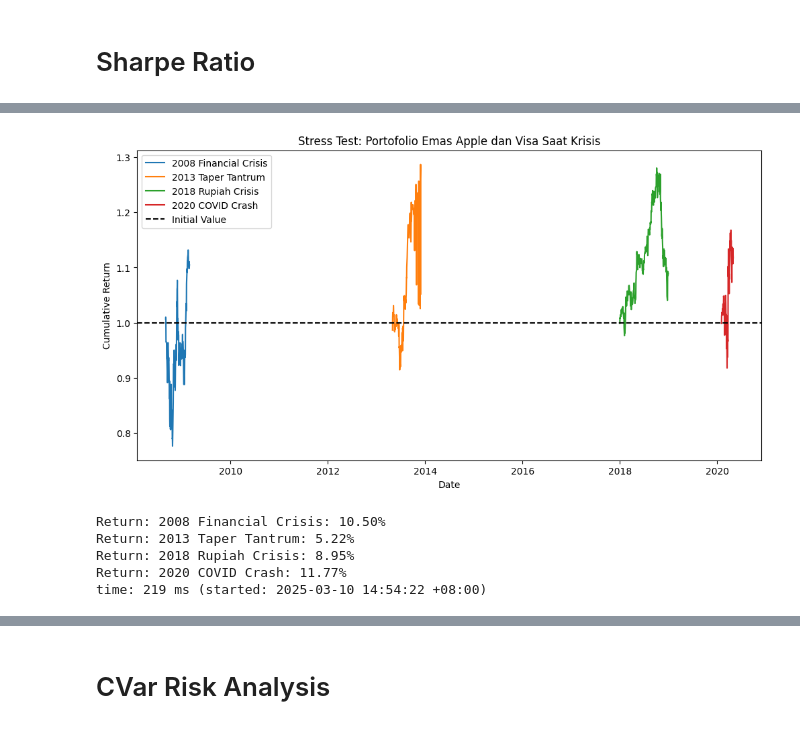
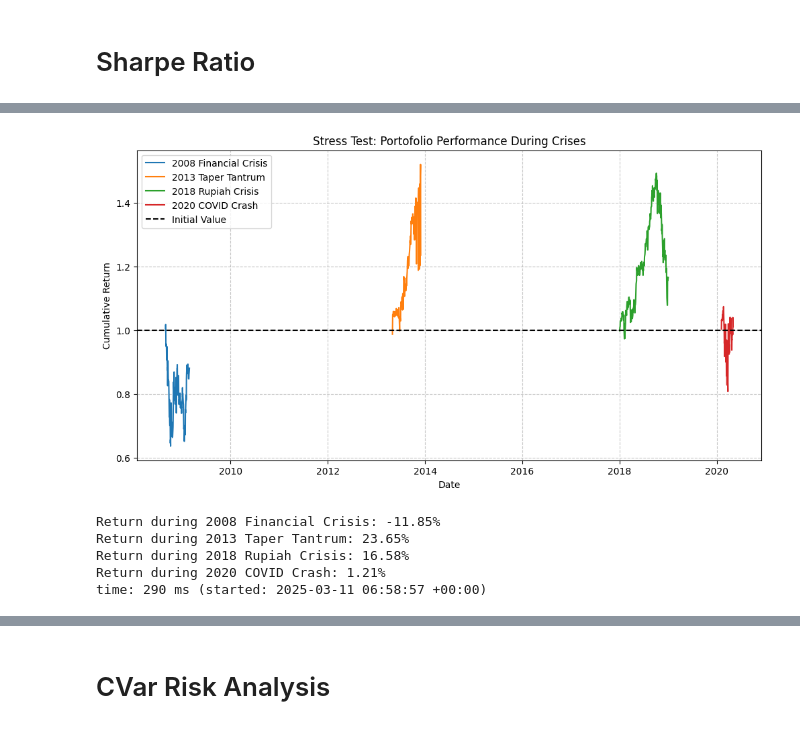
Before and after one commit to alwanrahmanas/markowitz, a Jupyter notebook: US_Stock_Using_Markowitz.ipynb, the cells around one changed output, grey strips where cells are left out. Cells and saved outputs as stored; diff of their text form; code cells hidden in the pictures.

```diff
--- a/US_Stock_Using_Markowitz.ipynb
+++ b/US_Stock_Using_Markowitz.ipynb
@@ -98,0 +130,16 @@ time: 31 ms (started: 2025-03-10 10:30:15 +08:00)
+# %%
+# Hitung return harian
+returns = df.pct_change().dropna()
+print("Return Harian:\n", returns)
+# Unduh data Fama-French 3-Factor
+ff_data = DataReader('F-F_Research_Data_Factors', 'famafrench', start='2010-01-01')[0]
+ff_data = ff_data / 100  # Konversi persentase ke desimal
+
+# Konversi indeks ff_data dari PeriodIndex ke DatetimeIndex
+ff_data.index = ff_data.index.to_timestamp()
+
+# Sesuaikan frekuensi data Fama-French dengan data harian
+ff_data = ff_data.resample('D').ffill()
+
+# Reindex ff_data agar sesuai dengan indeks returns
+ff_data = ff_data.reindex(returns.index, method='ffill')
@@ -106,7 +260,7 @@ from scipy.optimize import minimize
 returns = df.pct_change().fillna(method='ffill').dropna()
 
 # 🟢 2. Hitung return ekspektasi dan matriks kovarians
-expected_returns = returns.mean()
+expected_returns = expected_returns_ff
 cov_matrix = returns.cov()
 
 # 🟢 3. Fungsi untuk menghitung risiko portofolio (standard deviation)
@@ -138,7 +292,7 @@ print(f"   Expected Return (Annual): {min_var_return:.2%}")
 print(f"   Risk (Standard Deviation, Annual): {min_var_risk:.2%}")
 
 # 🟢 7. Monte Carlo Simulation untuk Efficient Frontier
-num_portfolios = 10000
+num_portfolios = 50000
 risk_list = []
 return_list = []
 weights_list = []
@@ -195,0 +455,3 @@ time: 234 ms (started: 2025-03-10 10:30:41 +08:00)
+# %%
+expected_returns_ff = pd.Series(expected_returns_ff)
+expected_returns_ff
@@ -623,50 +932,56 @@ import pandas as pd
 import yfinance as yf
 import matplotlib.pyplot as plt
 
-# # Ambil data dari Yahoo Finance (GLD = emas, IDR=X = kurs USD/IDR)
-# assets = ['GLD', 'IDR=X']
-# data = yf.download(assets, start='2000-01-01', end='2025-03-05')['Close']
+# Example data (replace with your actual data)
+# Assume `data` is your DataFrame with asset prices and `optimal_weights` is calculated
+# data = pd.read_csv('your_data.csv', index_col='Date', parse_dates=True)
+# optimal_weights = np.array([0.4, 0.3, 0.3])  # Example weights
 
 # Hitung return harian
 returns = data.pct_change().dropna()
 
-# Tentukan bobot portofolio berdasarkan hasil optimasi sebelumnya
-weights = np.array([optimal_weights[0], optimal_weights[1],optimal_weights[2]])  # Bobot dari perhitungan sebelumnya
+# Dynamically extract asset columns (exclude 'IHSG' if it exists)
+asset_columns = [col for col in returns.columns if col != 'IHSG']
+
+# Ensure weights align with the available assets
+if len(optimal_weights) != len(asset_columns):
+    raise ValueError(f"Weights length ({len(optimal_weights)}) does not match available assets ({len(asset_columns)})!")
 
 # Hitung return portofolio
-portfolio_returns = returns.dot(weights)
+portfolio_returns = returns[asset_columns].dot(optimal_weights)
 
 # Periode krisis besar
 crisis_periods = {
     "2008 Financial Crisis": ('2008-09-01', '2009-03-01'),
     "2013 Taper Tantrum": ('2013-05-01', '2013-12-01'),
     "2018 Rupiah Crisis": ('2018-01-01', '2018-12-31'),
     "2020 COVID Crash": ('2020-02-01', '2020-05-01')
 }
 
 # Visualisasi performa portofolio saat krisis
 plt.figure(figsize=(12, 6))
 
 for crisis, (start, end) in crisis_periods.items():
     crisis_data = portfolio_returns.loc[start:end]
     plt.plot(crisis_data.index, (1 + crisis_data).cumprod(), label=crisis)
 
 plt.axhline(y=1, color='black', linestyle='--', label="Initial Value")
 plt.legend()
-plt.title("Stress Test: Portofolio Emas Apple dan Visa Saat Krisis")
+plt.title("Stress Test: Portofolio Performance During Crises")
 plt.ylabel("Cumulative Return")
 plt.xlabel("Date")
+plt.grid(True, linestyle='--', alpha=0.7)
 plt.show()
 
 # Menampilkan return selama krisis
 for crisis, (start, end) in crisis_periods.items():
     crisis_return = (1 + portfolio_returns.loc[start:end]).cumprod().iloc[-1] - 1
-    print(f"Return: {crisis}: {crisis_return:.2%}")
+    print(f"Return during {crisis}: {crisis_return:.2%}")
 # %% [output]
-[figure, old version]
+[figure, new version]
-Return: 2008 Financial Crisis: 10.50%
-Return: 2013 Taper Tantrum: 5.22%
-Return: 2018 Rupiah Crisis: 8.95%
-Return: 2020 COVID Crash: 11.77%
-time: 219 ms (started: 2025-03-10 14:54:22 +08:00)
+Return during 2008 Financial Crisis: -11.85%
+Return during 2013 Taper Tantrum: 23.65%
+Return during 2018 Rupiah Crisis: 16.58%
+Return during 2020 COVID Crash: 1.21%
+time: 290 ms (started: 2025-03-11 06:58:57 +00:00)
 # %%
```
Also changed, not shown: parts of 52 cells of this notebook.
